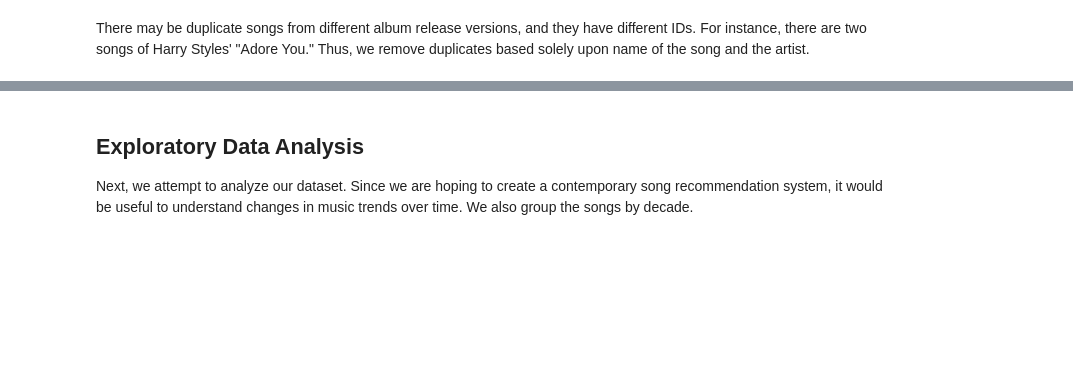
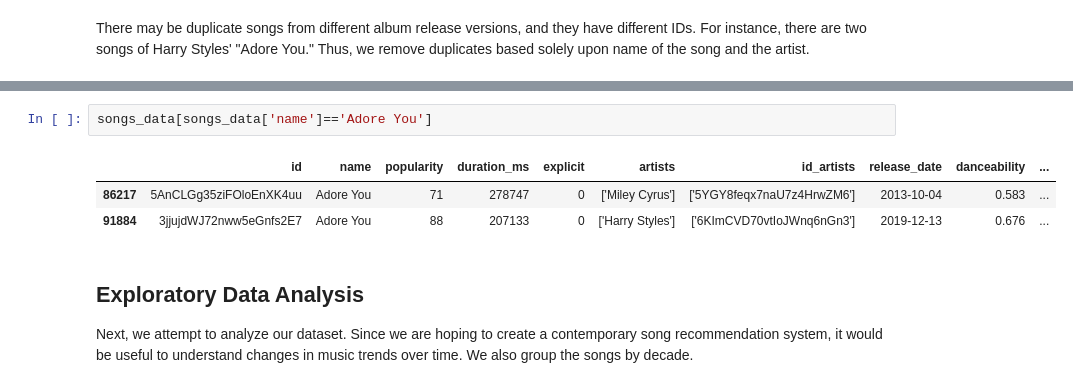
Before and after one commit to apalmm/contemporary-songs, a Jupyter notebook: recommendation_models.ipynb, the cells around one changed output, grey strips where cells are left out. Saved outputs shown, nothing was run; the diff lists cells and outputs as text; blank space fills up the shorter version.

```diff
--- a/recommendation_models.ipynb
+++ b/recommendation_models.ipynb
@@ -113,6 +114,12 @@ songs_data.drop_duplicates(subset = ['name', 'artists'])
 | 586670 | 45XJsGpFTyzbzeWK8VzR8S | A Day At A Time | 58 | 142003 | 0 | ['Gentle Bones', 'Clara Benin'] | ['4jGPdu95icCKVF31CcFKbS', '5ebPS... | 2021-03-05 | 0.696 | ... |
 | 586671 | 5Ocn6dZ3BJFPWh4ylwFXtn | Mar de Emociones | 38 | 214360 | 0 | ['Afrosound'] | ['0i4Qda0k4nf7jnNHmSNpYv'] | 2015-07-01 | 0.686 | ... |
 526609 rows × 20 columns
+# %%
+songs_data[songs_data['name']=='Adore You']
+# %% [output]
+|  | id | name | popularity | duration_ms | explicit | artists | id_artists | release_date | danceability | ... |
+| 86217 | 5AnCLGg35ziFOloEnXK4uu | Adore You | 71 | 278747 | 0 | ['Miley Cyrus'] | ['5YGY8feqx7naU7z4HrwZM6'] | 2013-10-04 | 0.583 | ... |
+| 91884 | 3jjujdWJ72nww5eGnfs2E7 | Adore You | 88 | 207133 | 0 | ['Harry Styles'] | ['6KImCVD70vtIoJWnq6nGn3'] | 2019-12-13 | 0.676 | ... |
 # %% [markdown]
 ## Exploratory Data Analysis
 
```
Also changed, not shown: parts of 9 cells of this notebook.
